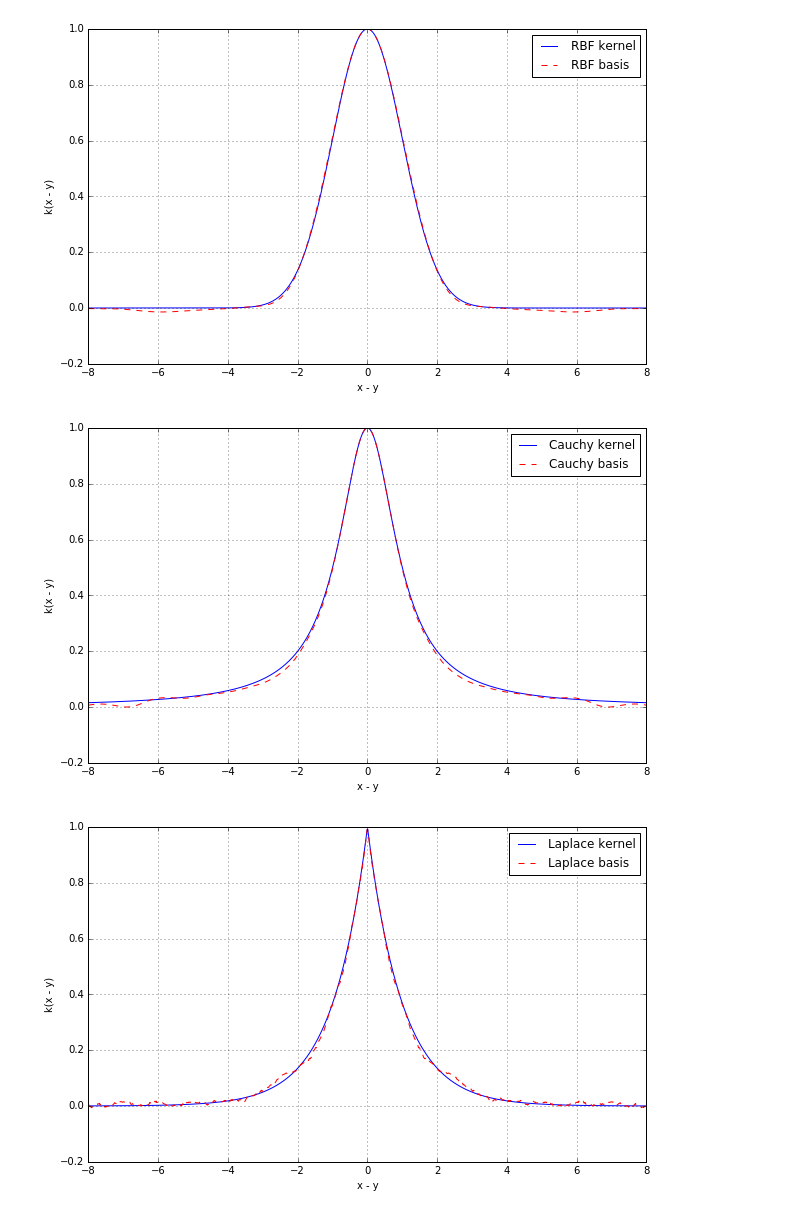
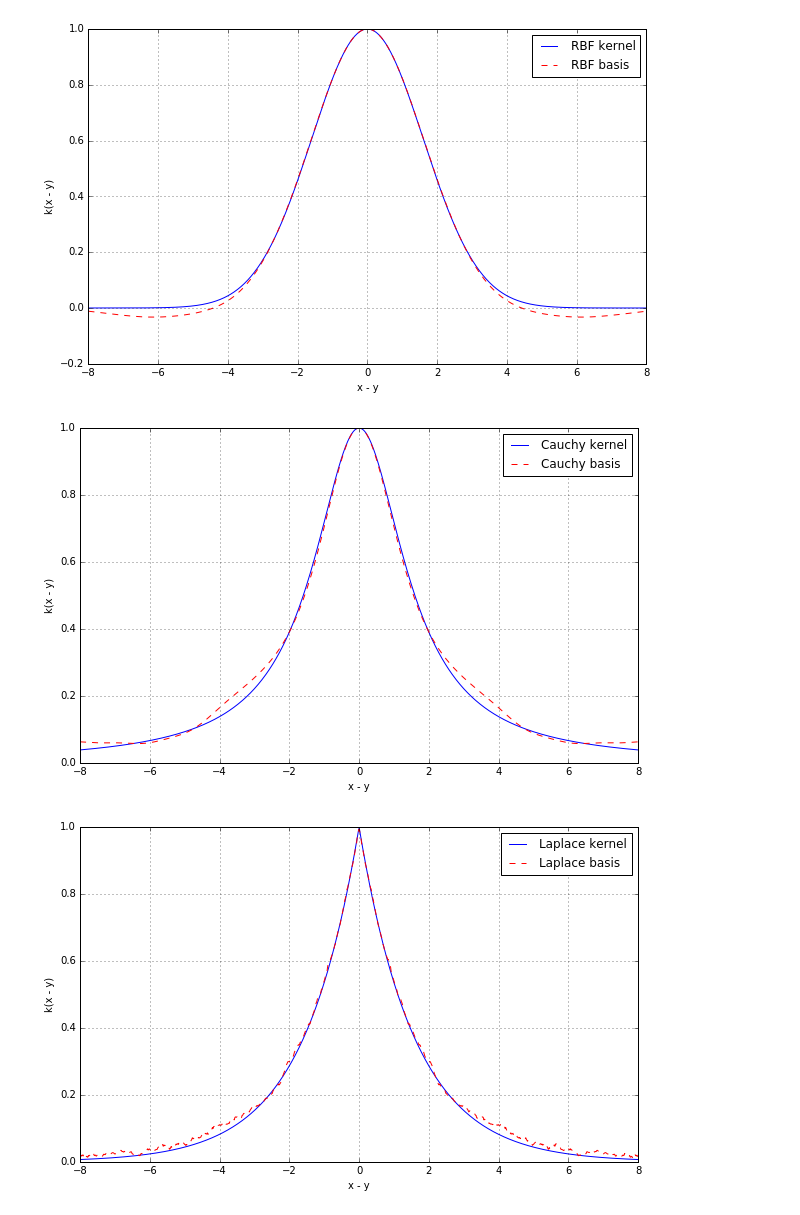
Before and after one commit to NICTA/revrand, a Jupyter notebook: notebooks/Random Kernels.ipynb, the cells around one changed output. Drawn from its saved outputs; the diff is of its cells as text; code cells hidden in the pictures.

Commit message:
implemented some more basis functionality, but still needs work

```diff
--- a/notebooks/Random Kernels.ipynb
+++ b/notebooks/Random Kernels.ipynb
@@ -8,8 +14,8 @@ from revrand.basis_functions import RandomRBF, RandomLaplace, RandomCauchy, Rand
 # %%
 # Settings
 N = 1000
-nbases = 3000
-lenscale = 1
+nbases = 2000
+lenscale = 1.6
 
 # Data
 x = np.zeros((N, 1))
@@ -49,7 +55,9 @@ lap = RandomLaplace(Xdim=1, nbases=nbases)
 m32 = RandomMatern32(Xdim=1, nbases=nbases)
 m52 = RandomMatern52(Xdim=1, nbases=nbases)
 
-ff_rbf = FastFood(Xdim=1, nbases=nbases)
+ff_rbf = FastFoodRBF(Xdim=1, nbases=nbases)
+ff_m32 = FastFoodMatern32(Xdim=1, nbases=nbases)
+ff_m52 = FastFoodMatern52(Xdim=1, nbases=nbases)
 
 def basis2kern(basis):
     return (basis(x, lenscale) * basis(y, lenscale)).sum(axis=1)
@@ -71,25 +79,29 @@ k_m52 = kern_m52()
 b_m52 = basis2kern(m52)
 
 f_rbf = basis2kern(ff_rbf)
+f_m32 = basis2kern(ff_m32)
+f_m52 = basis2kern(ff_m52)
 # %%
 # Plot the kernel functions
 def plotkern(k1, k2, k1_label=None, k2_label=None):
     pl.figure(figsize=(10, 6))
     pl.plot(y.flatten(), k1, 'b', label=k1_label)
     pl.plot(y.flatten(), k2, 'r--', label=k2_label)
     pl.grid(True)
     pl.xlabel('x - y')
     pl.ylabel('k(x - y)')
     pl.legend()
     pl.show()
 
 plotkern(k_rbf, b_rbf, 'RBF kernel', 'RBF basis')
 plotkern(k_cau, b_cau, 'Cauchy kernel', 'Cauchy basis')
 plotkern(k_lap, b_lap, 'Laplace kernel', 'Laplace basis')
 plotkern(k_m32, b_m32, 'Matern32 kernel', 'Matern32 basis')
 plotkern(k_m52, b_m52, 'Matern52 kernel', 'Matern52 basis')
 plotkern(k_rbf, f_rbf, 'RBF kernel', 'FastFood RBF basis')
+plotkern(k_m32, f_m32, 'Matern32 kernel', 'FastFood Matern32 basis')
+plotkern(k_m52, f_m52, 'Matern52 kernel', 'FastFood Matern52 basis')
 # %% [output]
-[figure, old version]
+[figure, new version]
-[figure, old version]
+[figure, new version]
-[figure, old version]
+[figure, new version]
```
Also changed, not shown: parts of 3 cells of this notebook, 2 other files.
